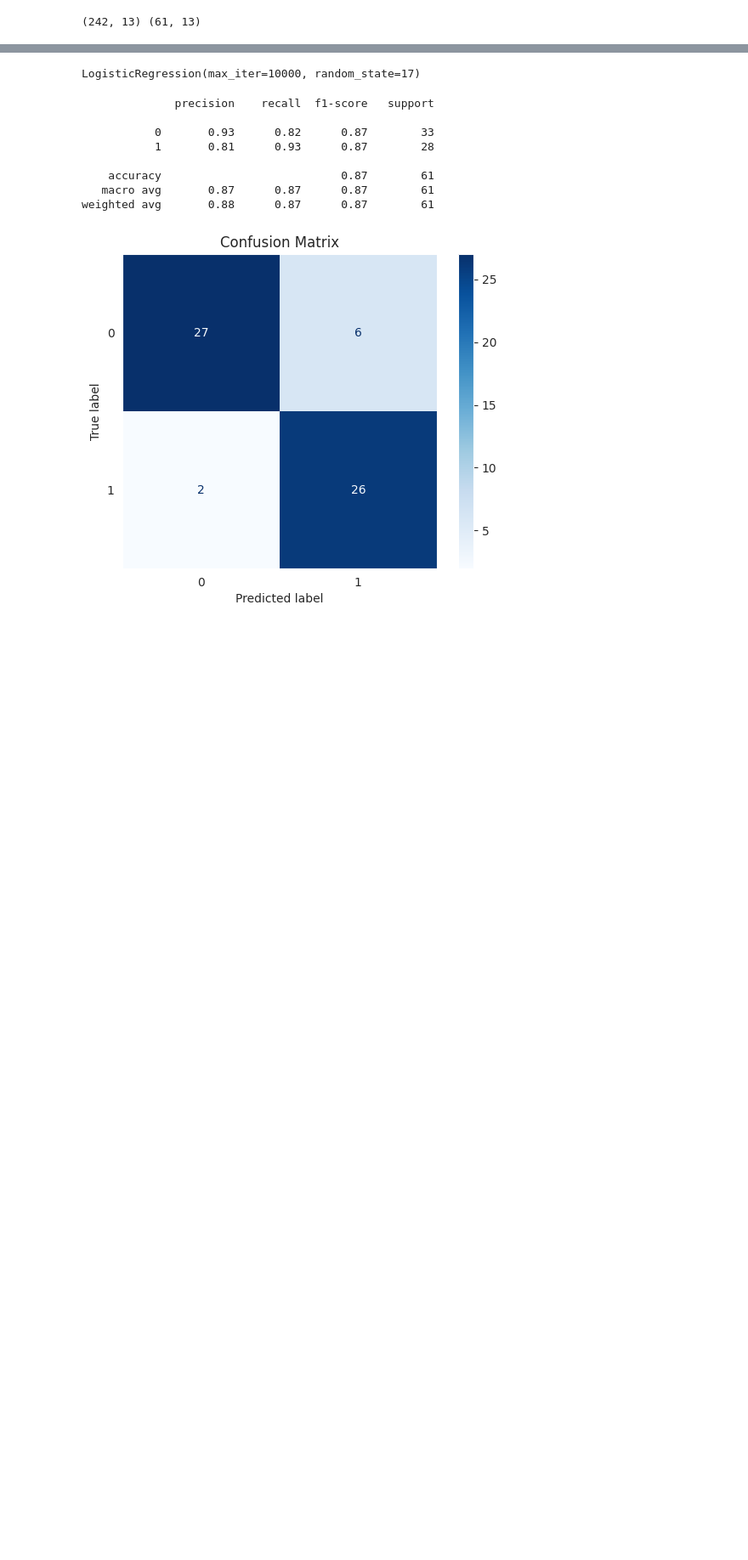
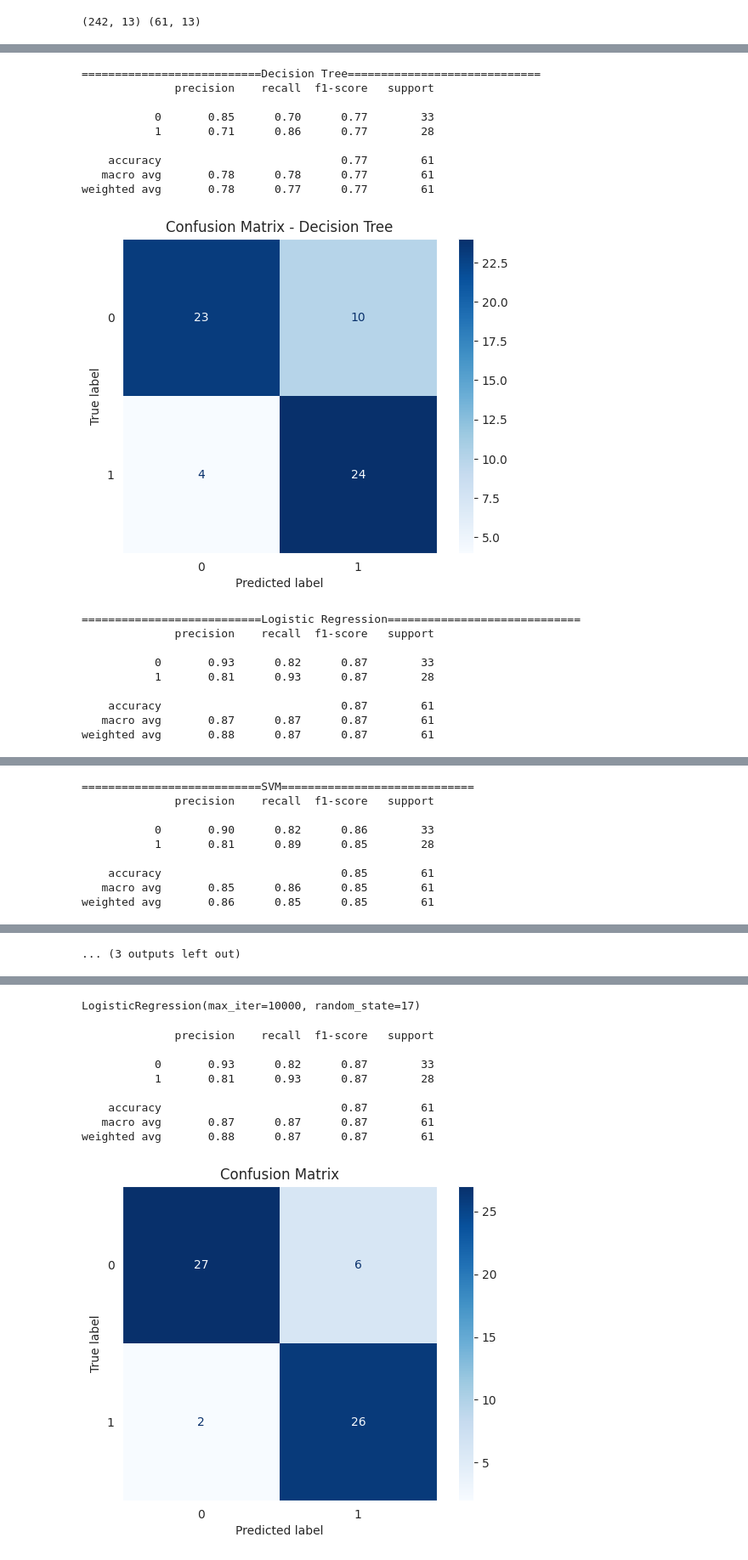
Before and after one commit to negilbabu/Heart-Disease-Prediction-Ai-, a Jupyter notebook: HeartDiseasePrediction.ipynb, the cells around one changed output, grey strips where cells are left out. Shown at 85% size. Drawn from its saved outputs; the diff is of its cells as text; code cells hidden in the pictures; blank space fills up the shorter version.

```diff
--- a/HeartDiseasePrediction.ipynb
+++ b/HeartDiseasePrediction.ipynb
@@ -495,11 +490,16 @@ DecisionTreeClassifier(max_depth=5, random_state=42)
 # %%
-y_pred = model.predict(X_test)
-accuracy = accuracy_score(y_test , y_pred)
-print(classification_report(y_test, y_pred))
+def evaluate_model(model, model_name):
+    model.fit(X_train, y_train)
+    y_pred = model.predict(X_test)
+    print(f"\n==========================={model_name}=============================")
+    print(classification_report(y_test, y_pred))
+    report = classification_report(y_test, y_pred, output_dict=True)
+    conf_matrix = confusion_matrix(y_test, y_pred)
 
-conf_matrix = confusion_matrix(y_test, y_pred, labels=model.classes_)
-disp = ConfusionMatrixDisplay(confusion_matrix=conf_matrix, display_labels=model.classes_)
-disp.plot(cmap="Blues", values_format='')
-plt.grid(False)
-plt.title("Confusion Matrix")
-plt.show()
+    disp = ConfusionMatrixDisplay(confusion_matrix=conf_matrix, display_labels=model.classes_)
+    disp.plot(cmap="Blues", values_format='')
+    plt.grid(False)
+    plt.title(f"Confusion Matrix - {model_name}")
+    plt.show()
+
+    results.append([model_name, report['accuracy'], report['weighted avg']['precision'], report['weighted avg']['recall'], report['weighted avg']['f1-score'], len(y_test)])
@@ -531,0 +506,41 @@ plt.show()
+# %%
+# Models to evaluate
+models = [
+    (DecisionTreeClassifier(criterion="gini", max_depth=5, random_state=42), "Decision Tree"),
+    (LogisticRegression(max_iter=10000, random_state=17), "Logistic Regression"),
+    (SVC(kernel='linear', random_state=42), "SVM"),
+    (GaussianNB(), "Naive Bayes"),
+    (RandomForestClassifier(n_estimators=100, random_state=42), "Random Forest"),
+    (XGBClassifier(random_state=42), "XGBoost"),
+    (GradientBoostingClassifier(random_state=42), "Gradient Boosting")
+]
+# %%
+# Store results
+results = []
+for model, name in models:
+    # results.append(evaluate_model(model, name))
+    evaluate_model(model, name)
+
+# Create results dataframe
+results_df = pd.DataFrame(results, columns=["Model", "Accuracy", "Precision", "Recall", "f1-score", "Support"])
+display(results_df)
+# %% [output]
+===========================Decision Tree=============================
+              precision    recall  f1-score   support
+
+           0       0.85      0.70      0.77        33
+           1       0.71      0.86      0.77        28
+
+    accuracy                           0.77        61
+   macro avg       0.78      0.78      0.77        61
+weighted avg       0.78      0.77      0.77        61
+[figure, added]
+===========================Logistic Regression=============================
+              precision    recall  f1-score   support
+
+           0       0.93      0.82      0.87        33
+           1       0.81      0.93      0.87        28
+
+    accuracy                           0.87        61
+   macro avg       0.87      0.87      0.87        61
+weighted avg       0.88      0.87      0.87        61
@@ -531,0 +548,9 @@ plt.show()
+===========================SVM=============================
+              precision    recall  f1-score   support
+
+           0       0.90      0.82      0.86        33
+           1       0.81      0.89      0.85        28
+
+    accuracy                           0.85        61
+   macro avg       0.85      0.86      0.85        61
+weighted avg       0.86      0.85      0.85        61
@@ -531,0 +588 @@ plt.show()
+... (3 outputs left out)
```
Also changed, not shown: parts of 5 cells of this notebook.
